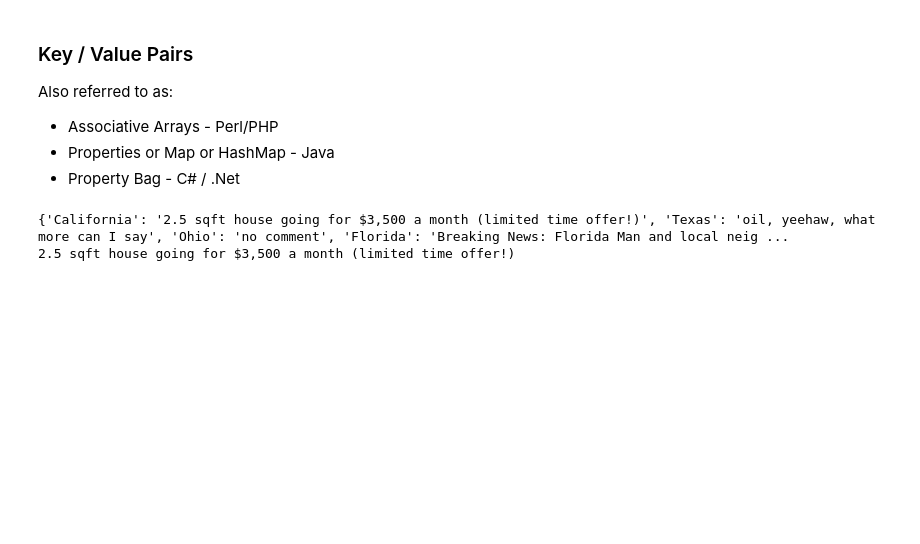
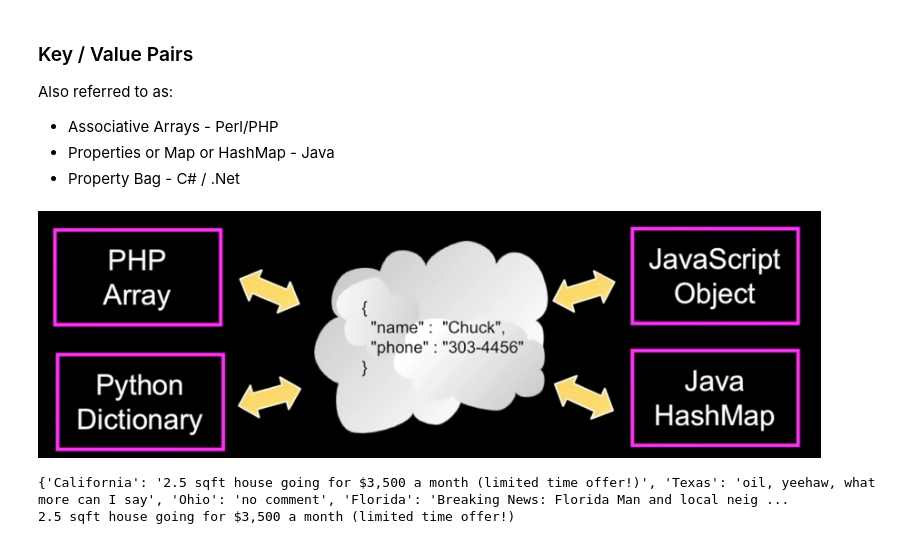
Before and after one commit to priscilla-arinze/PythonReview, a Jupyter notebook: Dictionaries.ipynb, the cells around one changed output. Saved outputs shown, nothing was run; the diff lists cells and outputs as text; code cells hidden in the pictures; blank space fills up the shorter version.

```diff
--- a/Dictionaries.ipynb
+++ b/Dictionaries.ipynb
@@ -7,6 +7,12 @@ Also referred to as:
 * Associative Arrays - Perl/PHP
 * Properties or Map or HashMap - Java
 * Property Bag - C# / .Net
+# %%
+from IPython.display import Image
+from IPython.core.display import HTML
+Image(filename="aa_Screenshots/dictionaries.png")
+# %% [output]
+[figure, added]
 # %%
 # Dictionary literal (constants)
 us_states = {
```
Also changed, not shown: 12 other files.
